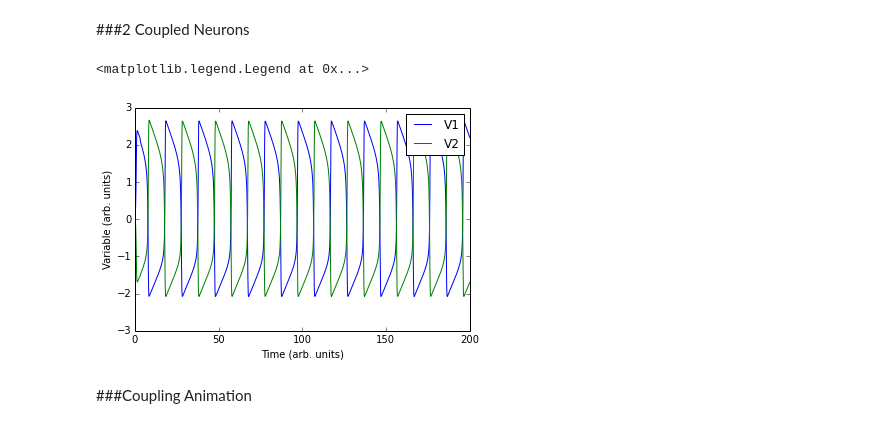
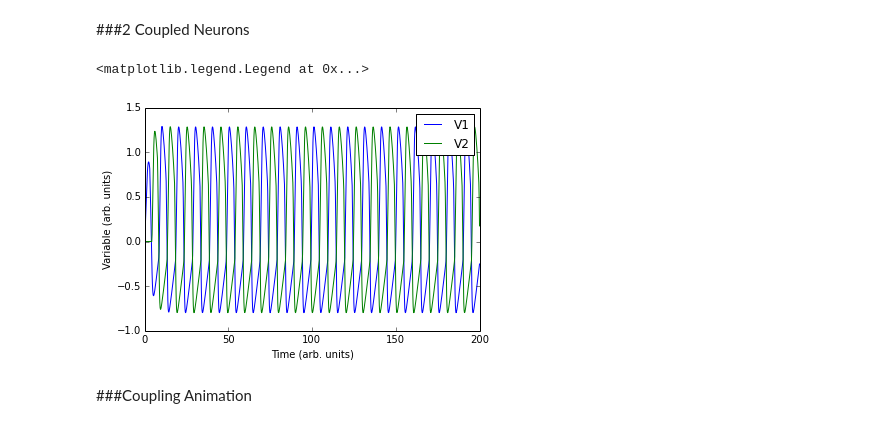
Before and after one commit to aaronshifman/modeling_final, a Jupyter notebook: ipynb/python model - isolated.ipynb, the cells around one changed output. Cells and saved outputs as stored; diff of their text form; code cells hidden in the pictures.

```diff
--- a/ipynb/python model - isolated.ipynb
+++ b/ipynb/python model - isolated.ipynb
@@ -276,29 +272,29 @@ plt.ylabel('Orbit Limit')
 # %%
 def derr_func_coup(var,t,p):
     alpha,beta,c,z,gamma = p
     V1,V2,W1,W2 = var
-    G_bar = 2
-    f = [V1*(alpha+V1)*(1-V1)-W1+z*(t<3)+G_bar*(1-gamma)*(V1-V2),
-         V2*(alpha+V2)*(1-V2)-W2+G_bar*(1-gamma)*(V2-V1),
+    G_bar = 1
+    f = [V1*(alpha+V1)*(1-V1)-W1+z*(t<3)+G_bar*(1-gamma)*(V2<-0.3),
+         V2*(alpha+V2)*(1-V2)-W2+G_bar*(1-gamma)*(V1<-0.3),
          beta*V1 - c*W1,
          beta*V2 - c*W2]
     return f
 
 
 times = np.linspace(0,200,1000)
 p = [alpha, beta, c, z,0]
 w0 = [0,0,0,0]
 wsol = odeint(derr_func_coup, [0,0,0,0], times, args=([alpha,beta,c,0.5,0],),atol=abserr, rtol=relerr)
 V1 = wsol[:,0]
 V2 = wsol[:,1]
 plt.plot(times,V1)
 plt.plot(times,V2)
 plt.xlabel('Time (arb. units)')
 plt.ylabel('Variable (arb. units)')
 plt.legend(['V1','V2'])
 # %% [output]
 <matplotlib.legend.Legend at 0x...>
-[figure, old version]
+[figure, new version]
 # %% [markdown]
 ###Coupling Animation
 # %%
```
Also changed, not shown: parts of 7 cells of this notebook.
